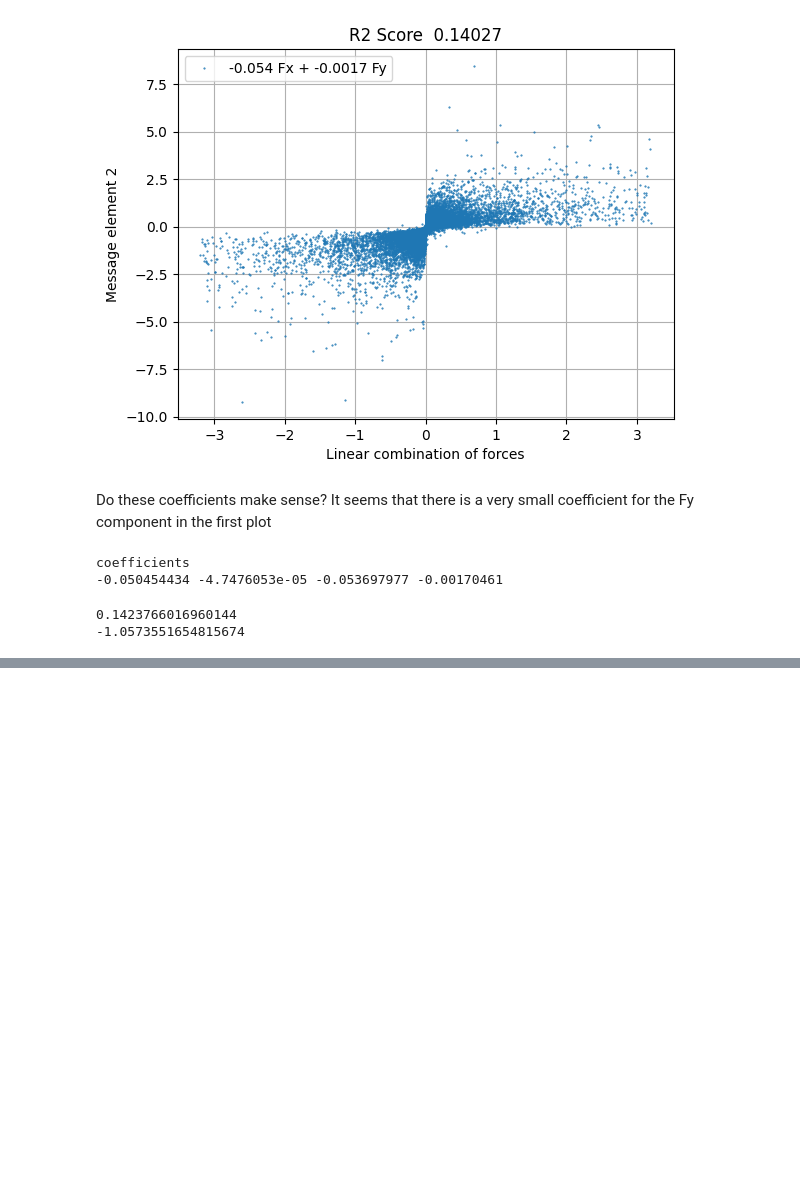
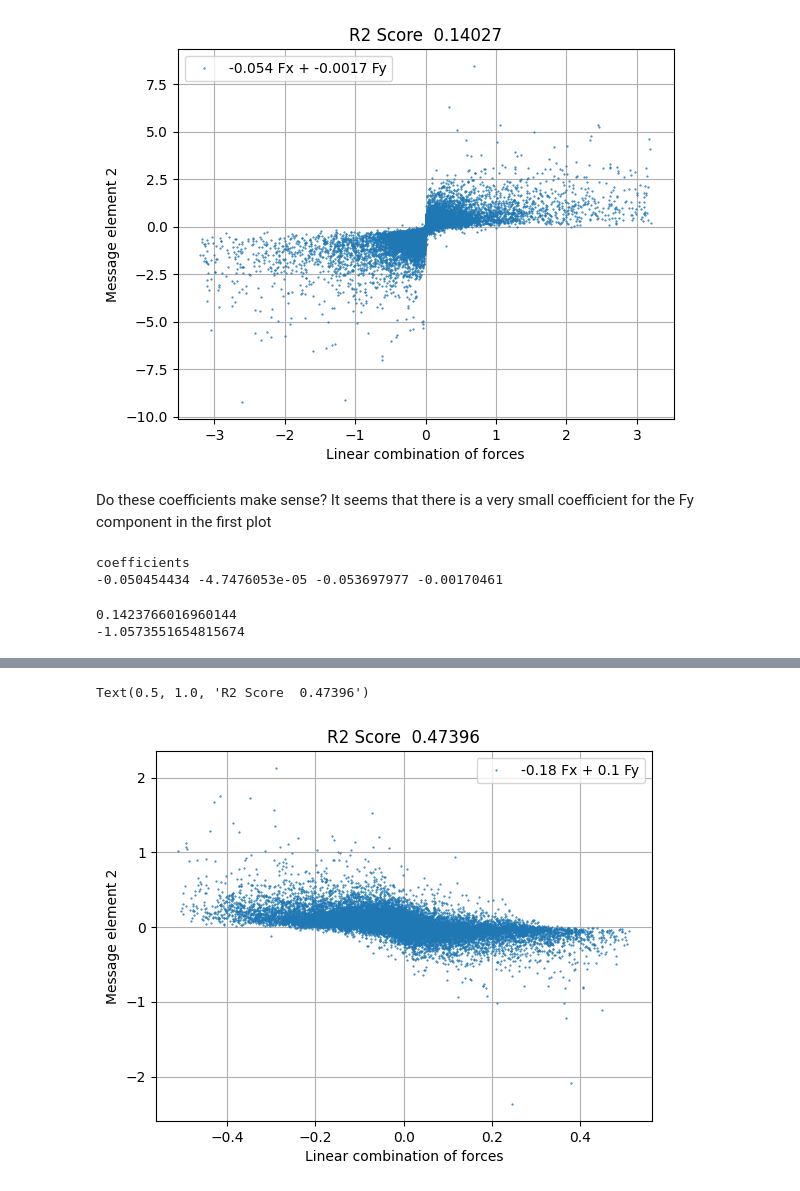
Before and after one commit to elizabethsztan/symbolic_distillation_GNNs, a Jupyter notebook: testing/latent_representation.ipynb, the cells around one changed output, grey strips where cells are left out. Drawn from its saved outputs; the diff is of its cells as text; code cells hidden in the pictures; blank space fills up the shorter version.

```diff
--- a/testing/latent_representation.ipynb
+++ b/testing/latent_representation.ipynb
@@ -517,0 +342,14 @@ new best validation loss: 0.6466
+# %%
+lin_combo2 = c*fx_c +d*fy_c
+
+message2_r2 = r2_score (best_messages_c[:,0], lin_combo1) #calc r2 score
+
+plt.plot(lin_combo2, best_messages_c[:,0], 'o', markersize = '0.5', label = f"{a:.2g} Fx + {b:.2g} Fy")
+plt.grid()
+plt.xlabel(f"Linear combination of forces")
+plt.ylabel(f"Message element 2")
+plt.legend()
+plt.title(f"R2 Score {message2_r2: .5g}")
+# %% [output]
+Text(0.5, 1.0, 'R2 Score  0.47396')
+[figure, added]
```
Also changed, not shown: parts of 6 cells of this notebook.
